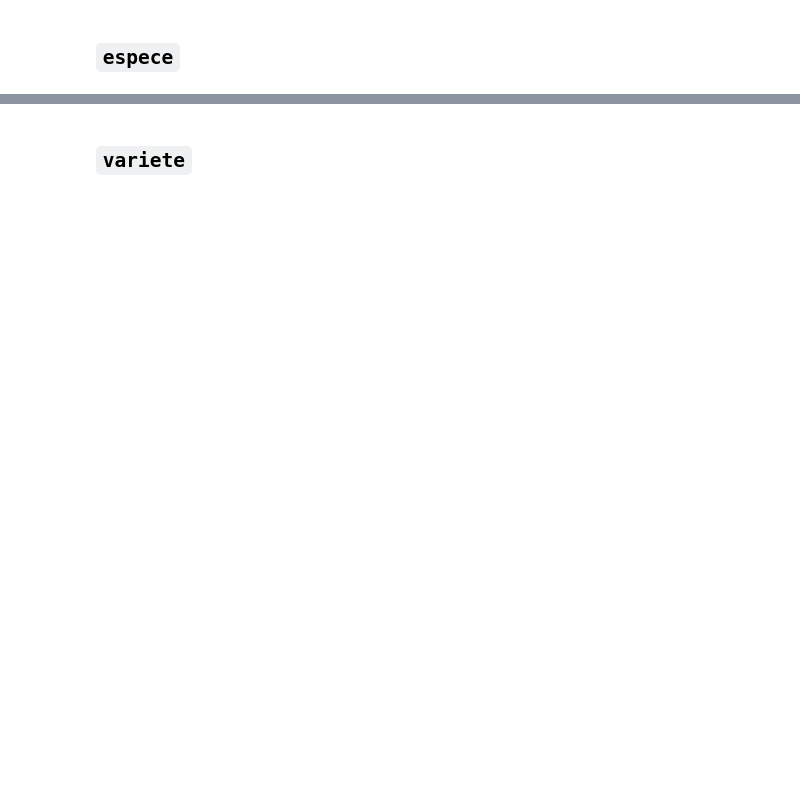
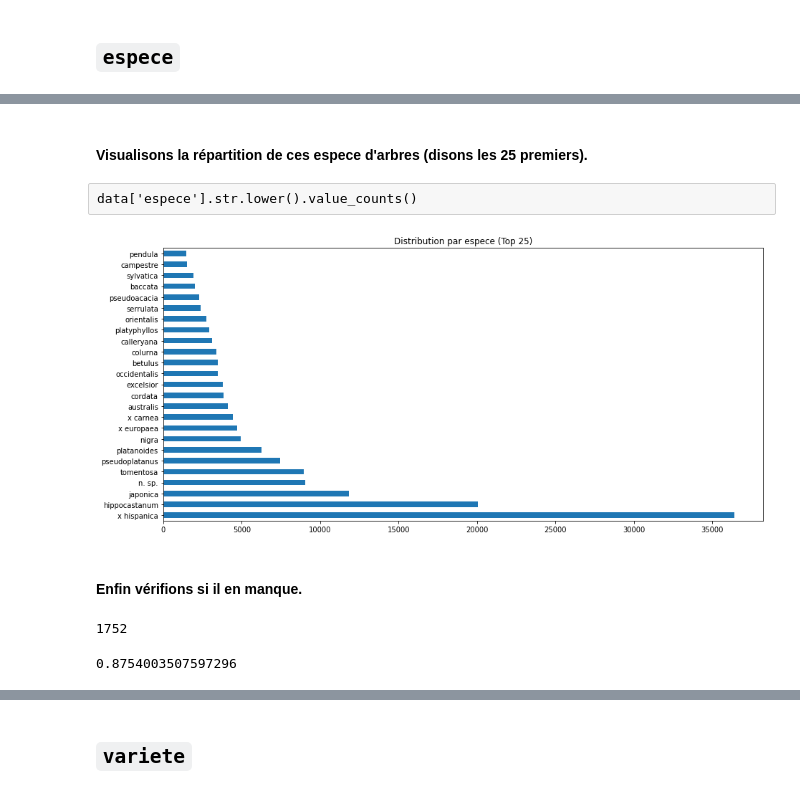
Before and after one commit to Valkea/OC_AI_02, a Jupyter notebook: EDA.ipynb, the cells around one changed output, grey strips where cells are left out. Cells and saved outputs as stored; diff of their text form; code cells hidden in the pictures; blank space fills up the shorter version.

```diff
--- a/EDA.ipynb
+++ b/EDA.ipynb
@@ -584,0 +700,21 @@ le nom scientifique de l'espèce de l'arbre.
+# %% [markdown]
+#### Visualisons la répartition de ces espece d'arbres (disons les 25 premiers).
+# %% [raw]
+data['espece'].str.lower().value_counts()
+# %%
+fig = plt.figure(figsize=(15,7))
+
+data['espece'].value_counts()[:25].plot(kind='barh', title="Distribution par espece (Top 25)")
+plt.show()
+# %% [output]
+[figure, added]
+# %% [markdown]
+#### Enfin vérifions si il en manque.
+# %%
+data['espece'].isnull().sum()
+# %% [output]
+1752
+# %%
+1752/200137*100
+# %% [output]
+0.8754003507597296
```
Also changed, not shown: parts of 95 cells of this notebook.
